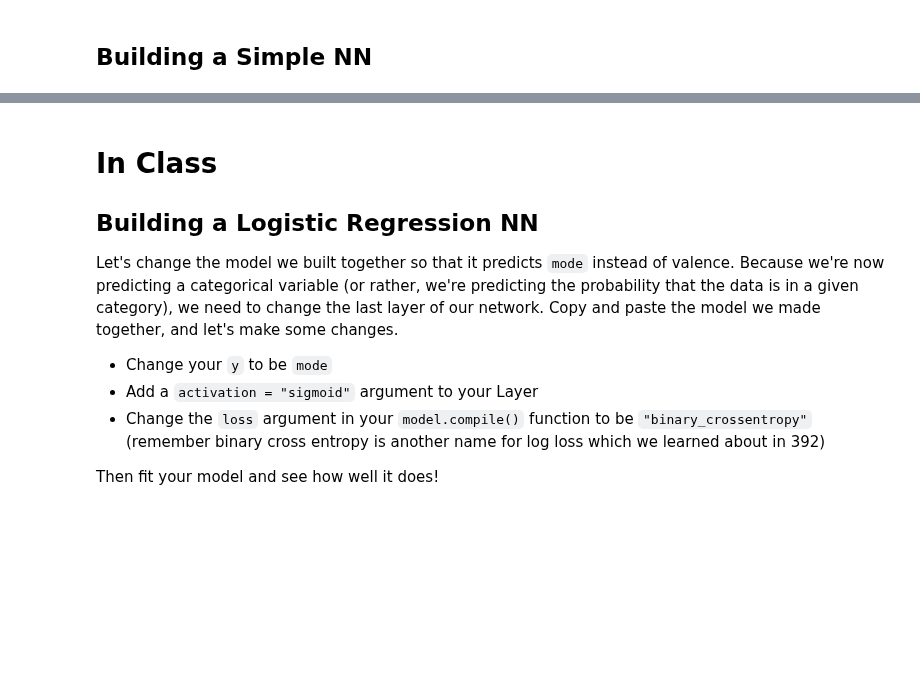
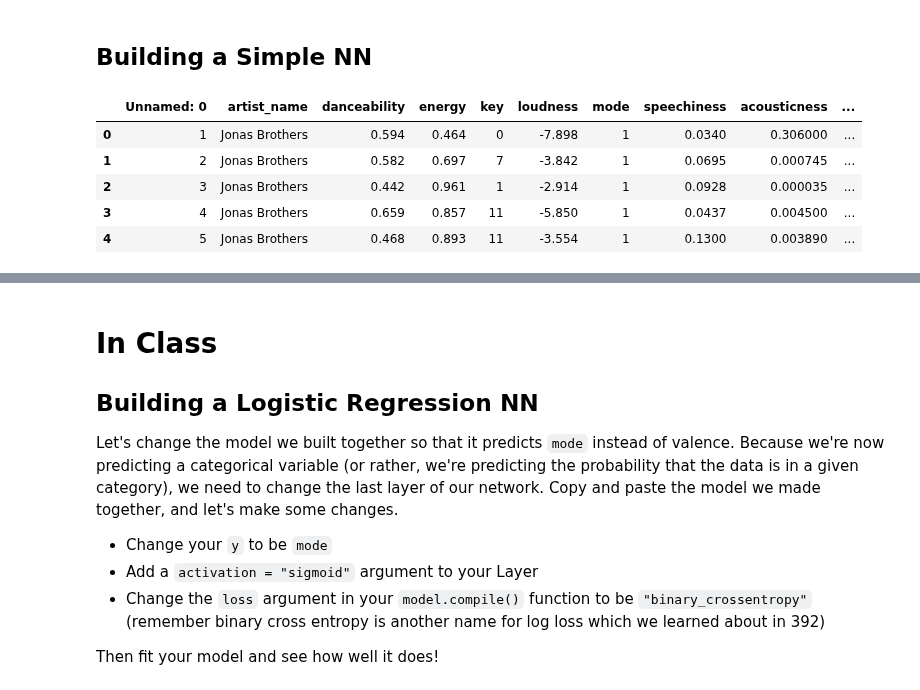
Before and after one commit to min-is/Chapman-University, a Jupyter notebook: CPSC 393 - Machine Learning/Classwork/5 - Neural Networks I.ipynb, the cells around one changed output, grey strips where cells are left out. Saved outputs shown, nothing was run; the diff lists cells and outputs as text; code cells hidden in the pictures; blank space fills up the shorter version.

```diff
--- a/CPSC 393 - Machine Learning/Classwork/5 - Neural Networks I.ipynb
+++ b/CPSC 393 - Machine Learning/Classwork/5 - Neural Networks I.ipynb
@@ -67,4 +65,13 @@ array([0.001, 0.089, 0.243, 0.661, 0.004, 0.002])
 # %%
 df = pd.read_csv("https://raw.githubusercontent.com/cmparlettpelleriti/CPSC392ParlettPelleriti/master/Data/Music_data.csv")
 feats = ["danceability", "energy", "loudness","acousticness", "instrumentalness", "liveness", "duration_ms"]
 predict = "valence"
+
+df.head()
+# %% [output]
+|  | Unnamed: 0 | artist_name | danceability | energy | key | loudness | mode | speechiness | acousticness | ... |
+| 0 | 1 | Jonas Brothers | 0.594 | 0.464 | 0 | -7.898 | 1 | 0.0340 | 0.306000 | ... |
+| 1 | 2 | Jonas Brothers | 0.582 | 0.697 | 7 | -3.842 | 1 | 0.0695 | 0.000745 | ... |
+| 2 | 3 | Jonas Brothers | 0.442 | 0.961 | 1 | -2.914 | 1 | 0.0928 | 0.000035 | ... |
+| 3 | 4 | Jonas Brothers | 0.659 | 0.857 | 11 | -5.850 | 1 | 0.0437 | 0.004500 | ... |
+| 4 | 5 | Jonas Brothers | 0.468 | 0.893 | 11 | -3.554 | 1 | 0.1300 | 0.003890 | ... |
```
Also changed, not shown: parts of 14 cells of this notebook.
